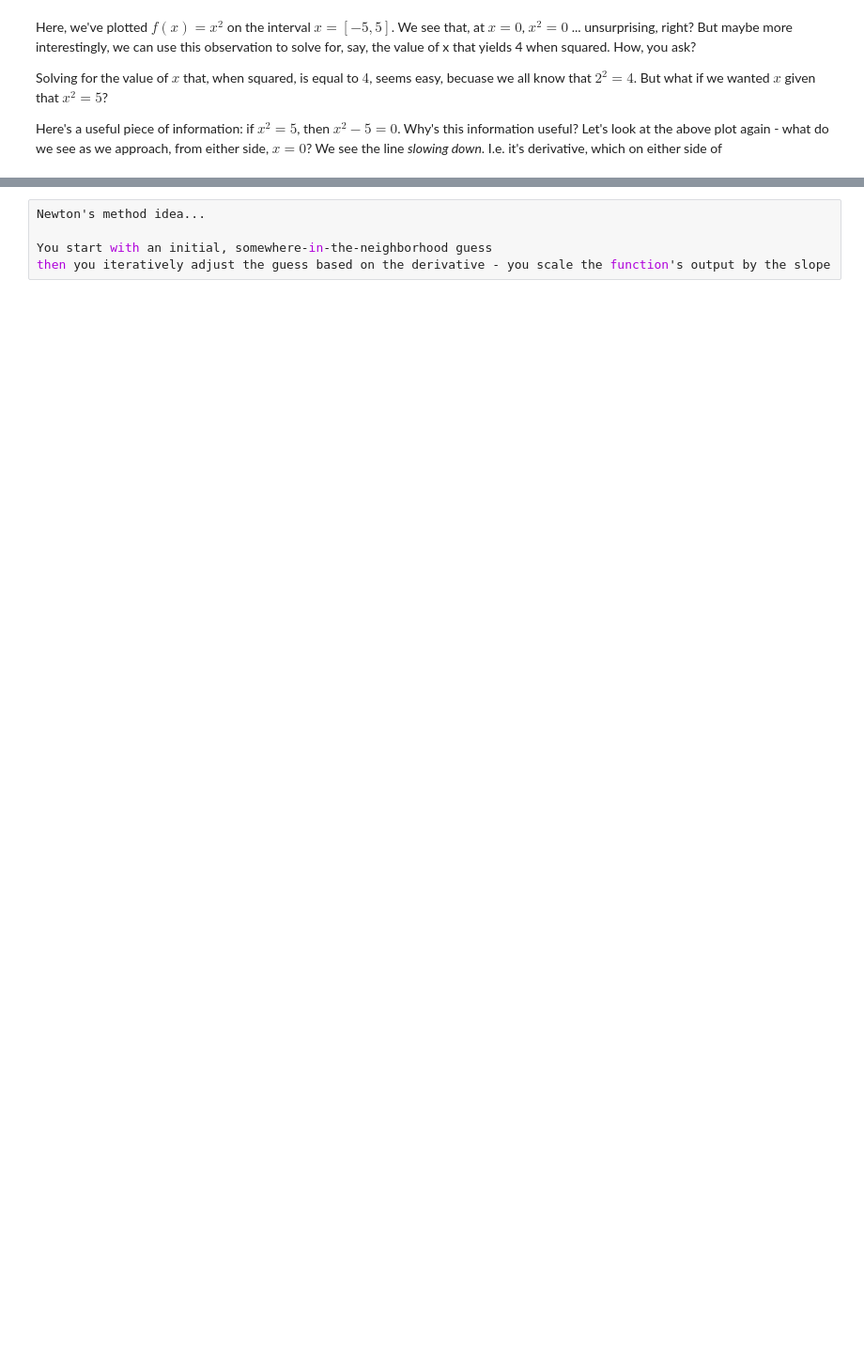
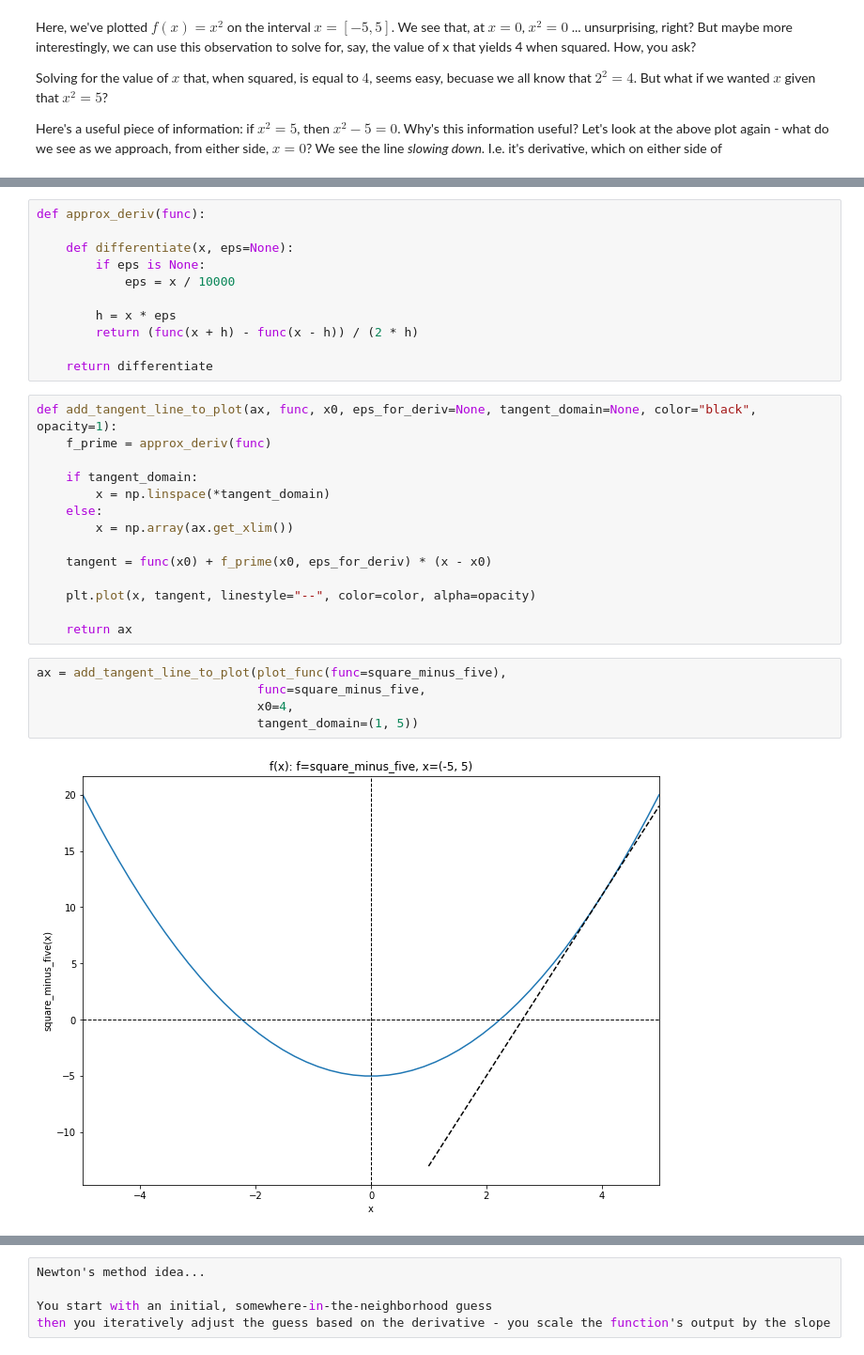
Before and after one commit to contently/math_class, a Jupyter notebook: calculus_derivatives.ipynb, the cells around one changed output, grey strips where cells are left out. Shown: that part at 94% size. Saved outputs shown, nothing was run; the diff lists cells and outputs as text; blank space fills up the shorter version.

```diff
--- a/calculus_derivatives.ipynb
+++ b/calculus_derivatives.ipynb
@@ -379,0 +385,32 @@ ax = plot_x_squared(5)
+# %%
+def approx_deriv(func):
+
+    def differentiate(x, eps=None):
+        if eps is None:
+            eps = x / 10000
+
+        h = x * eps
+        return (func(x + h) - func(x - h)) / (2 * h)
+
+    return differentiate
+# %%
+def add_tangent_line_to_plot(ax, func, x0, eps_for_deriv=None, tangent_domain=None, color="black", opacity=1):
+    f_prime = approx_deriv(func)
+
+    if tangent_domain:
+        x = np.linspace(*tangent_domain)
+    else:
+        x = np.array(ax.get_xlim())
+
+    tangent = func(x0) + f_prime(x0, eps_for_deriv) * (x - x0)
+
+    plt.plot(x, tangent, linestyle="--", color=color, alpha=opacity)
+
+    return ax
+# %%
+ax = add_tangent_line_to_plot(plot_func(func=square_minus_five),
+                              func=square_minus_five,
+                              x0=4,
+                              tangent_domain=(1, 5))
+# %% [output]
+[figure, added]
```
Also changed, not shown: parts of 13 cells of this notebook.
